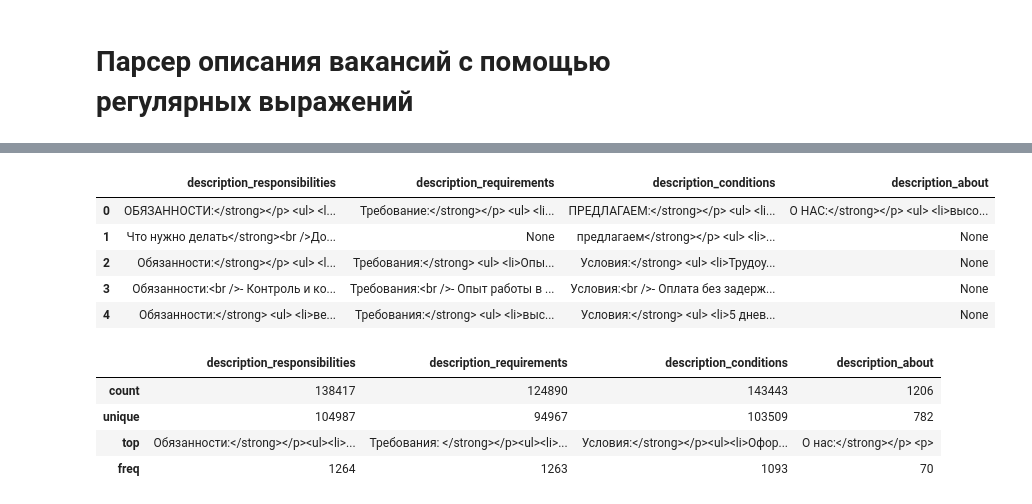
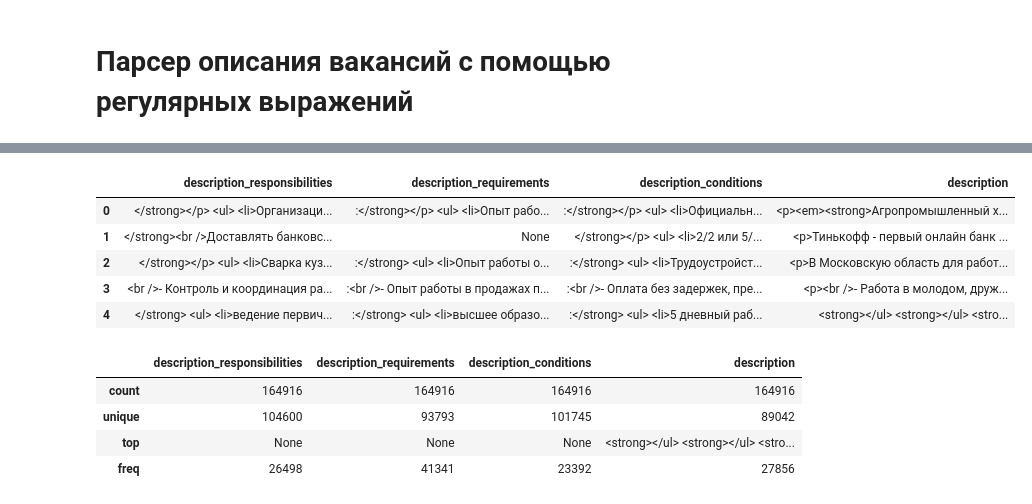
Before and after one commit to alievaliza/MSU_diploma, a Jupyter notebook: notebooks/JD_parser.ipynb, the cells around one changed output, grey strips where cells are left out. Drawn from its saved outputs; the diff is of its cells as text; code cells hidden in the pictures.

Commit message:
обработала столбцы: resposibilities, requirements, conditions, description

```diff
--- a/notebooks/JD_parser.ipynb
+++ b/notebooks/JD_parser.ipynb
@@ -76,3 +94,15 @@ final_database
 23470 rows × 4 columns
 # %% [markdown]
 # Парсер описания вакансий с помощью регулярных выражений
+# %%
+lang, lang_list = {}, []
+def lang_variety(x):
+  language = langid.classify(x)[0]
+  lang_list.append(language)
+  if language in lang:
+    lang[language] += 1
+  else:
+    lang[language] = 1
+df['description'].apply(lambda x: lang_variety(x));
+# %%
+df['language'] = pd.DataFrame(lang_list)
@@ -130,17 +179,22 @@ JD_new_column(r'(?i)о компании:.*?(?=(<strong>|<\/ul>))|о нас:.*?(?
+# %%
+# Убираем из столбцов слова, по которым выделялись столбцы
+df['description_responsibilities'] = df['description_responsibilities'].apply(lambda x: re.sub(r'(?i)(обязанности:|обязанности|чем предстоит заниматься|задачи|задачах|ищем.{1,25}которые\s{1,}будут|что нужно делать)', '', str(x)))
+df['description_requirements'] = df['description_requirements'].apply(lambda x: re.sub(r'(?i)(требования|требование)', '', str(x)))
+df['description_conditions'] = df['description_conditions'].apply(lambda x: re.sub(r'(?i)(условия|предлагаем)', '', str(x)))
 # %%
-df[['description_responsibilities', 'description_requirements', 'description_conditions', 'description_about']].head()
+df[['description_responsibilities', 'description_requirements', 'description_conditions', 'description']].head()
 # %% [output]
-|  | description_responsibilities | description_requirements | description_conditions | description_about |
-| 0 | ОБЯЗАННОСТИ:</strong></p> <ul> <l... | Требование:</strong></p> <ul> <li... | ПРЕДЛАГАЕМ:</strong></p> <ul> <li... | О НАС:</strong></p> <ul> <li>высо... |
-| 1 | Что нужно делать</strong><br />До... | None | предлагаем</strong></p> <ul> <li>... | None |
-| 2 | Обязанности:</strong></p> <ul> <l... | Требования:</strong> <ul> <li>Опы... | Условия:</strong> <ul> <li>Трудоу... | None |
-| 3 | Обязанности:<br />- Контроль и ко... | Требования:<br />- Опыт работы в ... | Условия:<br />- Оплата без задерж... | None |
-| 4 | Обязанности:</strong> <ul> <li>ве... | Требования:</strong> <ul> <li>выс... | Условия:</strong> <ul> <li>5 днев... | None |
+|  | description_responsibilities | description_requirements | description_conditions | description |
+| 0 | </strong></p> <ul> <li>Организаци... | :</strong></p> <ul> <li>Опыт рабо... | :</strong></p> <ul> <li>Официальн... | <p><em><strong>Агропромышленный х... |
+| 1 | </strong><br />Доставлять банковс... | None | </strong></p> <ul> <li>2/2 или 5/... | <p>Тинькофф - первый онлайн банк ... |
+| 2 | </strong></p> <ul> <li>Сварка куз... | :</strong> <ul> <li>Опыт работы о... | :</strong> <ul> <li>Трудоустройст... | <p>В Московскую область для работ... |
+| 3 | <br />- Контроль и координация ра... | :<br />- Опыт работы в продажах п... | :<br />- Оплата без задержек, пре... | <p><br />- Работа в молодом, друж... |
+| 4 | </strong> <ul> <li>ведение первич... | :</strong> <ul> <li>высшее образо... | :</strong> <ul> <li>5 дневный раб... | <strong></ul> <strong></ul> <stro... |
 # %%
-df[['description_responsibilities', 'description_requirements', 'description_conditions', 'description_about']].describe()
+df[['description_responsibilities', 'description_requirements', 'description_conditions', 'description']].describe()
 # %% [output]
-|  | description_responsibilities | description_requirements | description_conditions | description_about |
-| count | 138417 | 124890 | 143443 | 1206 |
-| unique | 104987 | 94967 | 103509 | 782 |
-| top | Обязанности:</strong></p><ul><li>... | Требования: </strong></p><ul><li>... | Условия:</strong></p><ul><li>Офор... | О нас:</strong></p> <p> |
-| freq | 1264 | 1263 | 1093 | 70 |
+|  | description_responsibilities | description_requirements | description_conditions | description |
+| count | 164916 | 164916 | 164916 | 164916 |
+| unique | 104600 | 93793 | 101745 | 89042 |
+| top | None | None | None | <strong></ul> <strong></ul> <stro... |
+| freq | 26498 | 41341 | 23392 | 27856 |
```
Also changed, not shown: parts of 27 cells of this notebook.
